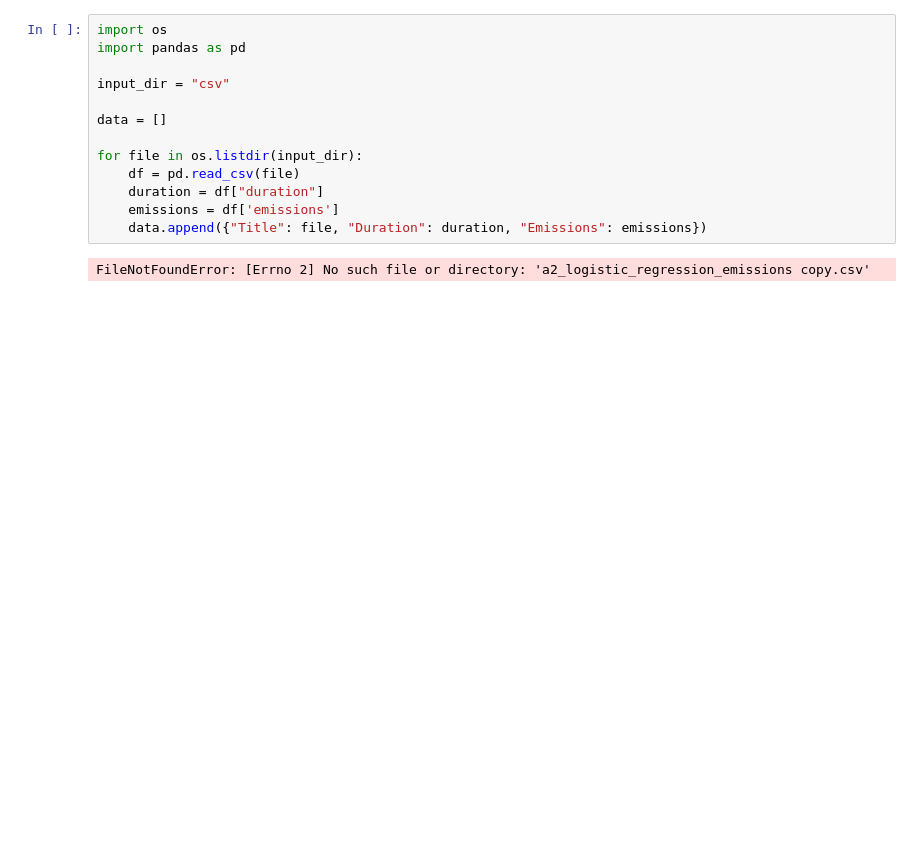
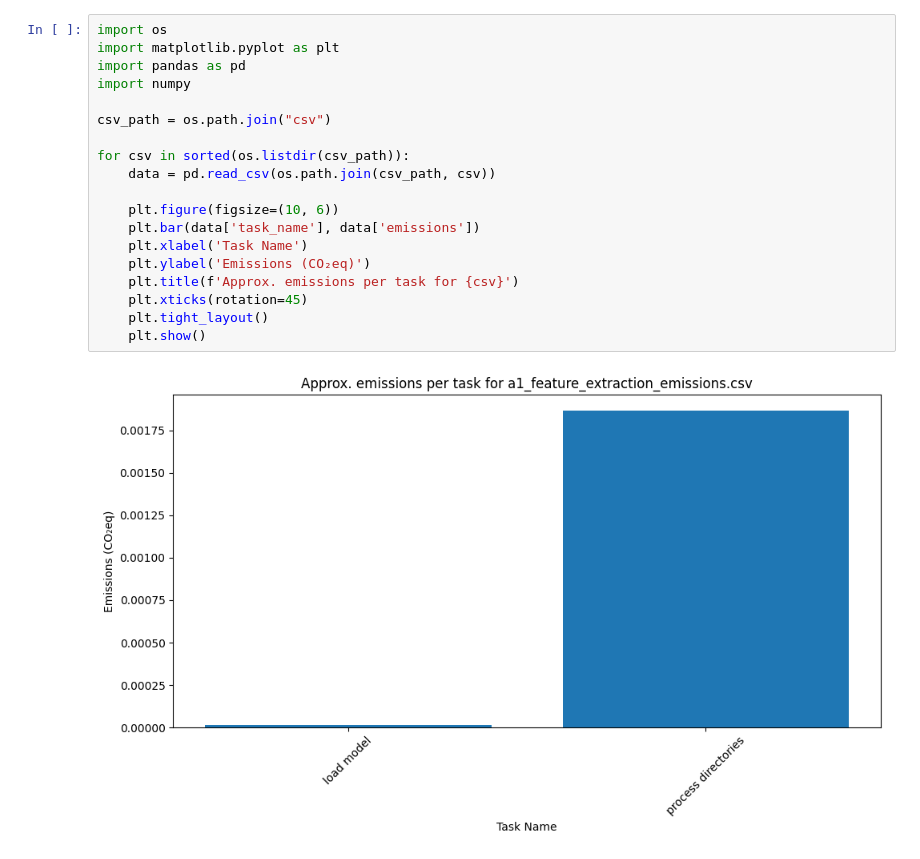
Before and after one commit to peterskousen/cds-lang, a Jupyter notebook: assignments/a5/emissions.ipynb, the cells around one changed output. Cells and saved outputs as stored; diff of their text form; blank space fills up the shorter version.

```diff
--- a/assignments/a5/emissions.ipynb
+++ b/assignments/a5/emissions.ipynb
@@ -1,15 +1,21 @@
-# %%
-import os
-import pandas as pd
-
-input_dir = "csv"
-
-data = []
-
-for file in os.listdir(input_dir):
-    df = pd.read_csv(file)
-    duration = df["duration"]
-    emissions = df['emissions']
-    data.append({"Title": file, "Duration": duration, "Emissions": emissions})
-# %% [output]
-FileNotFoundError: [Errno 2] No such file or directory: 'a2_logistic_regression_emissions copy.csv'
+# %%
+import os
+import matplotlib.pyplot as plt
+import pandas as pd
+import numpy
+
+csv_path = os.path.join("csv")
+
+for csv in sorted(os.listdir(csv_path)):
+    data = pd.read_csv(os.path.join(csv_path, csv))
+
+    plt.figure(figsize=(10, 6))
+    plt.bar(data['task_name'], data['emissions'])
+    plt.xlabel('Task Name')
+    plt.ylabel('Emissions (CO₂eq)')
+    plt.title(f'Approx. emissions per task for {csv}')
+    plt.xticks(rotation=45)
+    plt.tight_layout()
+    plt.show()
+# %% [output]
+[figure, added]
```
Also changed, not shown: parts of 1 cell of this notebook, 5 other files.
